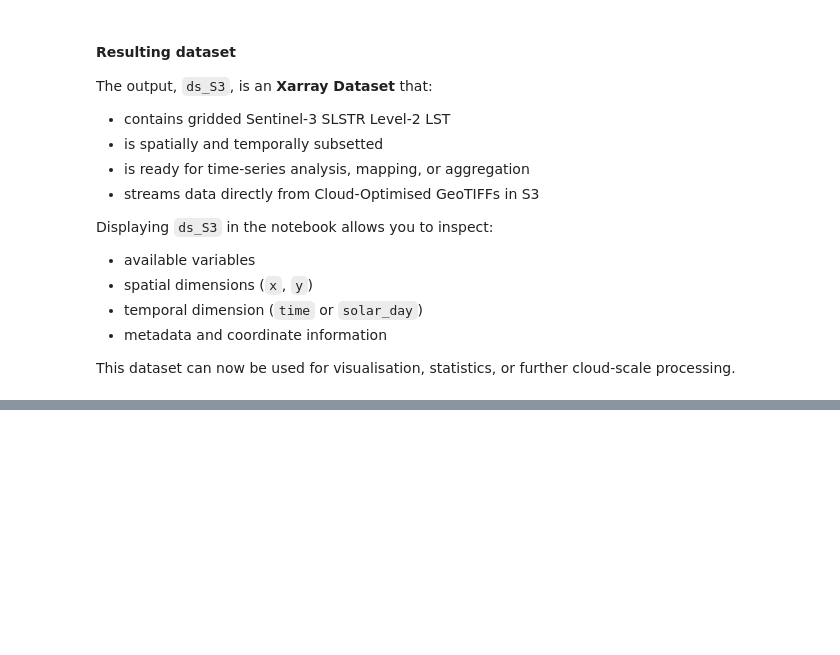
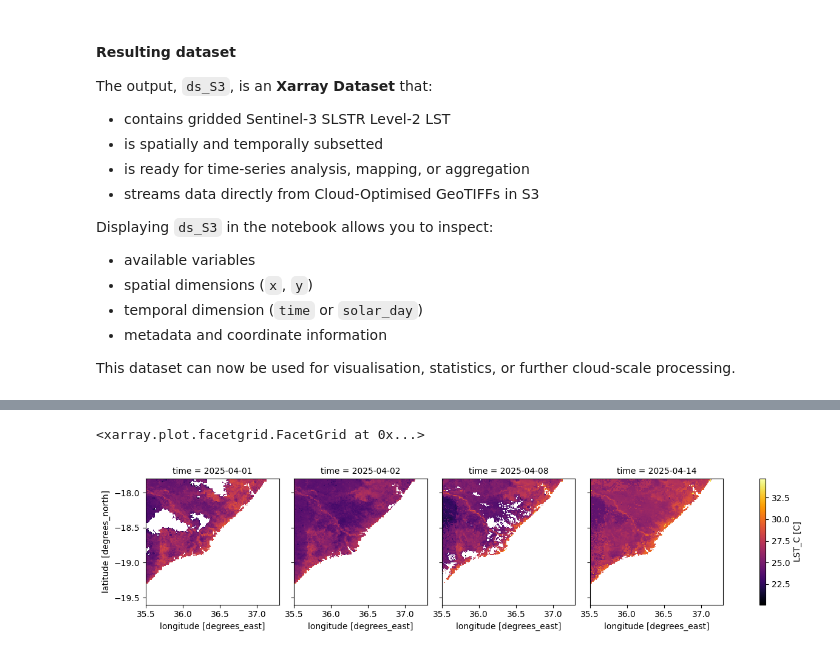
Before and after one commit to digitalearthafrica/deafrica-direct-access, a Jupyter notebook: Datasets/open-data-examples/Sentinel_3_LST/get-to-know-a-dataset.ipynb, the cells around one changed output, grey strips where cells are left out. Cells and saved outputs as stored; diff of their text form; code cells hidden in the pictures; blank space fills up the shorter version.

```diff
--- a/Datasets/open-data-examples/Sentinel_3_LST/get-to-know-a-dataset.ipynb
+++ b/Datasets/open-data-examples/Sentinel_3_LST/get-to-know-a-dataset.ipynb
@@ -323,3 +410,11 @@ The plot below provides a **clear visual summary of what this dataset offers and
+# %%
+# convert K to C and assign units as an attribute
+ds_S3_masked['LST_C'] = (ds_S3_masked.LST*scale_factor_LST - 273.15).assign_attrs(units = "C")
+
+(ds_S3_masked.isel(time=[0,1,7,13]).LST_C).plot(col='time', cmap = 'inferno')
+# %% [output]
+<xarray.plot.facetgrid.FacetGrid at 0x...>
+[figure, added]
 # %% [markdown]
 #### What this visual shows
 
```
Also changed, not shown: parts of 25 cells of this notebook.
